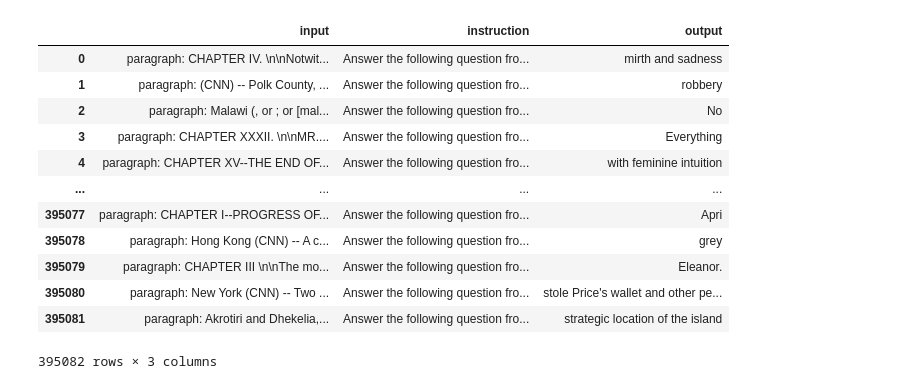
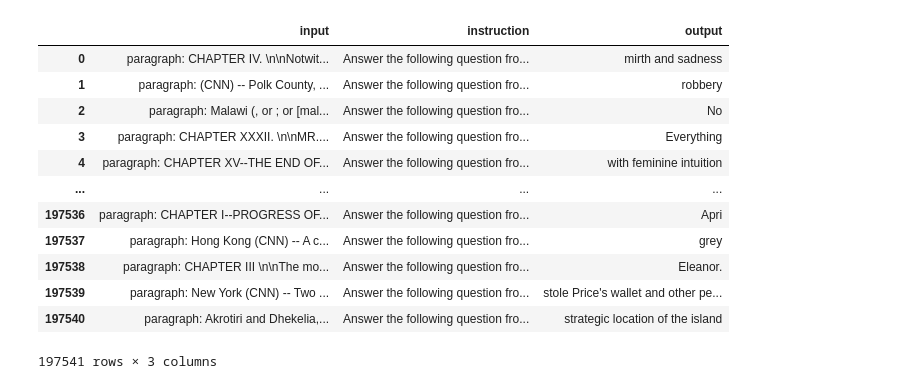
Before and after one commit to redR0b0t/mh_one_api, a Jupyter notebook: model/format_traind.ipynb, the cells around one changed output. Cells and saved outputs as stored; diff of their text form; code cells hidden in the pictures.

```diff
--- a/model/format_traind.ipynb
+++ b/model/format_traind.ipynb
@@ -37,26 +37,26 @@ train_data=train_data[train_data['output']!='unknown']
 # %%
 f_traind_v1_path="/home/u131168/mh_one_api/data/train_split/f_traind_v1.csv"
 f_traind=train_data
 f_traind_v1=f_traind
-for i in range(5):
+for i in range(2):
     f_traind_v1=pd.concat([f_traind_v1,f_traind]).reset_index(drop=True)
 
 f_traind_v1.to_csv(f_traind_v1_path)
 f_traind_v1
 # %% [output]
 |  | input | instruction | output |
 | 0 | paragraph: CHAPTER IV. \n\nNotwit... | Answer the following question fro... | mirth and sadness |
 | 1 | paragraph: (CNN) -- Polk County, ... | Answer the following question fro... | robbery |
 | 2 | paragraph: Malawi (, or ; or [mal... | Answer the following question fro... | No |
 | 3 | paragraph: CHAPTER XXXII. \n\nMR.... | Answer the following question fro... | Everything |
 | 4 | paragraph: CHAPTER XV--THE END OF... | Answer the following question fro... | with feminine intuition |
 | ... | ... | ... | ... |
-| 395077 | paragraph: CHAPTER I--PROGRESS OF... | Answer the following question fro... | Apri |
-| 395078 | paragraph: Hong Kong (CNN) -- A c... | Answer the following question fro... | grey |
-| 395079 | paragraph: CHAPTER III \n\nThe mo... | Answer the following question fro... | Eleanor. |
-| 395080 | paragraph: New York (CNN) -- Two ... | Answer the following question fro... | stole Price's wallet and other pe... |
-| 395081 | paragraph: Akrotiri and Dhekelia,... | Answer the following question fro... | strategic location of the island |
+| 197536 | paragraph: CHAPTER I--PROGRESS OF... | Answer the following question fro... | Apri |
+| 197537 | paragraph: Hong Kong (CNN) -- A c... | Answer the following question fro... | grey |
+| 197538 | paragraph: CHAPTER III \n\nThe mo... | Answer the following question fro... | Eleanor. |
+| 197539 | paragraph: New York (CNN) -- Two ... | Answer the following question fro... | stole Price's wallet and other pe... |
+| 197540 | paragraph: Akrotiri and Dhekelia,... | Answer the following question fro... | strategic location of the island |
-395082 rows × 3 columns
+197541 rows × 3 columns
 # %%
 td=pd.read_csv("/home/u131168/mh_one_api/data/train_split/full_traind1.csv")
 td.iloc[0,1]
```
Also changed, not shown: parts of 1 cell of this notebook, 11 other files.
